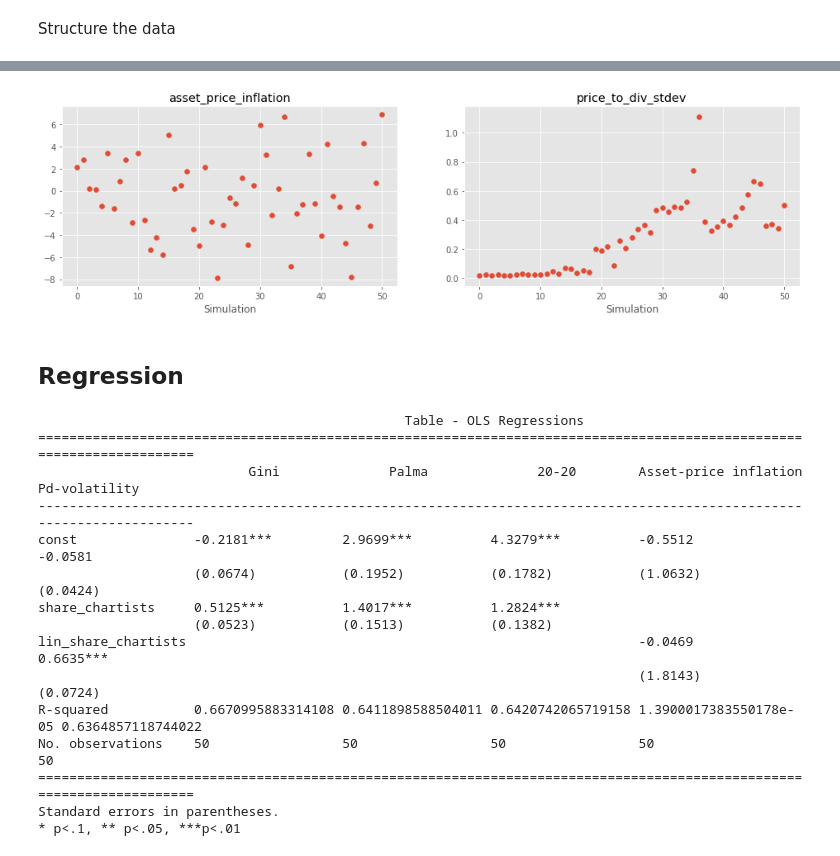
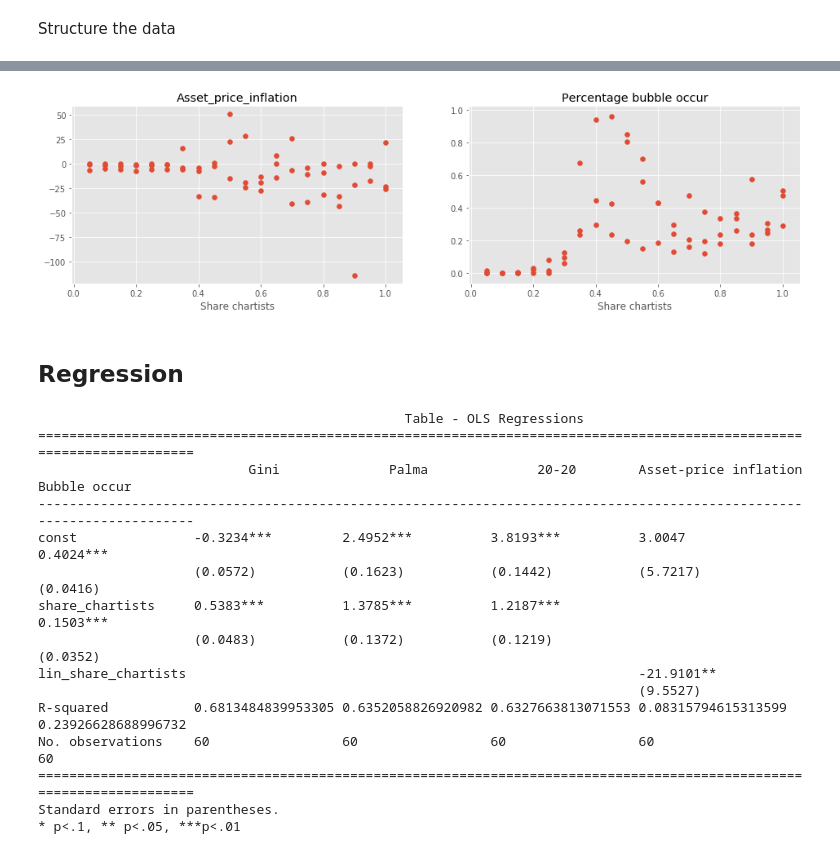
Before and after one commit to joerischasfoort/bubble-inequality, a Jupyter notebook: speculation_experiment.ipynb, the cells around one changed output, grey strips where cells are left out. Drawn from its saved outputs; the diff is of its cells as text; code cells hidden in the pictures.

Commit message:
long_experiment

```diff
--- a/speculation_experiment.ipynb
+++ b/speculation_experiment.ipynb
@@ -42,3 +43,5 @@ share_chartists = [x / 100.0 for x in range(0, 102, 2)]
+# %%
+Experiments = len(share_chartists)
 # %% [markdown]
 ## Run model and update share chartists every time
 # %%
@@ -71,3 +75,8 @@ Start of simulation  50
+# %%
+full_share_chartists = []
+for exp in range(Experiments):
+    for seed in range(NRUNS):
+        full_share_chartists.append(share_chartists[exp])
 # %% [markdown]
 Structure the data
 # %%
@@ -98,20 +142,27 @@ for idx, traders in enumerate(trdrs):
 # %%
-data = pd.DataFrame({'gini': np.log(ginis[1:]), 'palma': np.log(palmas[1:]), 'twtw': np.log(twtws[1:]), 'pd_vol': price_to_div_stdev[1:],
-                     'share_chartists': np.log(share_chartists[1:]), 'lin_share_chartists': share_chartists[1:], 'asset_price_infl': asset_price_inflation[1:]})
+data = pd.DataFrame({'gini': np.log(ginis[:]), 'palma': np.log(palmas[:]), 'twtw': np.log(twtws[:]), 'pd_vol': price_to_div_stdev[:],
+                     'share_chartists': np.log(full_share_chartists[:]), 'perc_b_occur': perc_bubble_occur,
+                     'lin_share_chartists': full_share_chartists[:], 'asset_price_infl': asset_price_inflation[:]})
 data['const'] = 1
 # %%
 fig, (ax1, ax2, ax3) = plt.subplots(1, 3, figsize=[16,4])
 
-ax1.scatter(range(len(ginis)), ginis)
-ax2.scatter(range(len(palmas)), palmas)
-ax3.scatter(range(len(twtws)), twtws)
+# ax1.scatter(range(len(ginis)), ginis)
+# ax2.scatter(range(len(palmas)), palmas)
+# ax3.scatter(range(len(twtws)), twtws)
+
+ax1.scatter(data['lin_share_chartists'], ginis)
+ax2.scatter(data['lin_share_chartists'], palmas)
+ax3.scatter(data['lin_share_chartists'], twtws)
+#ax2.scatter(range(len(palmas)), palmas)
+#ax3.scatter(range(len(twtws)), twtws)
 
 ax3.set_title('Twenty-twenty ratio')
 ax2.set_title('Palma ratio')
 ax1.set_title('Gini coefficient')
 
 for ax in [ax1, ax2, ax3]:
-    ax.set_xlabel('Simulation')
+    ax.set_xlabel('Share chartists')
 
-#fig.savefig('gini_palma_twenty_evolution_bubble.png', dpi=200, bbox_inches = 'tight', pad_inches = 0)
+fig.savefig('share_chartists_inequality.png', dpi=200, bbox_inches = 'tight', pad_inches = 0)
 # %% [output]
@@ -119,17 +175,19 @@ for ax in [ax1, ax2, ax3]:
 # %%
 fig, (ax1, ax2) = plt.subplots(1, 2, figsize=[16,4])
 
-ax1.scatter(range(len(asset_price_inflation)), asset_price_inflation)
-ax2.scatter(range(len(price_to_div_stdev)), price_to_div_stdev)
+ax1.scatter(data['lin_share_chartists'], asset_price_inflation)
+ax2.scatter(data['lin_share_chartists'], perc_bubble_occur)
 
 
-ax1.set_title('asset_price_inflation')
-ax2.set_title('price_to_div_stdev')
+ax1.set_title('Asset_price_inflation')
+ax2.set_title('Percentage bubble occur')
 
-for ax in [ax1, ax2, ax3]:
-    ax.set_xlabel('Simulation')
+for ax in [ax1, ax2]:
+    ax.set_xlabel('Share chartists')
+
+fig.savefig('share_chartists_prices_bubbles.png', dpi=200, bbox_inches = 'tight', pad_inches = 0)
 # %% [output]
-[figure, old version]
+[figure, new version]
 # %% [markdown]
 ## Regression
 # %%
@@ -142,10 +201,10 @@ pd_stdev_res = sm.OLS(endog=data['pd_vol'], exog=data[['const', 'lin_share_chart
 info_dict={'R-squared' : lambda x: "{}".format(x.rsquared),
            'No. observations' : lambda x: "{}".format(int(x.nobs))}
 
-results_table = summary_col(results=[gini_res, palma_res, twtw_res, asset_p_inf_res, pd_stdev_res],
+results_table = summary_col(results=[gini_res, palma_res, twtw_res, asset_p_inf_res, perc_bubble_res],
                             float_format='%0.4f',
                             stars = True,
-                            model_names=['Gini', 'Palma', '20-20', 'Asset-price inflation', 'Pd-volatility'],
+                            model_names=['Gini', 'Palma', '20-20', 'Asset-price inflation', 'Bubble occur'],
                             info_dict=info_dict,
                             regressor_order=['const', 'share_chartists'])
 
@@ -155,16 +214,16 @@ print(results_table)
 # %% [output]
                                                Table - OLS Regressions
 ======================================================================================================================
-                           Gini              Palma              20-20        Asset-price inflation    Pd-volatility
+                           Gini              Palma              20-20        Asset-price inflation     Bubble occur
 ----------------------------------------------------------------------------------------------------------------------
-const               -0.2181***         2.9699***          4.3279***          -0.5512                -0.0581
-                    (0.0674)           (0.1952)           (0.1782)           (1.0632)               (0.0424)
-share_chartists     0.5125***          1.4017***          1.2824***
-                    (0.0523)           (0.1513)           (0.1382)
-lin_share_chartists                                                          -0.0469                0.6635***
-                                                                             (1.8143)               (0.0724)
-R-squared           0.6670995883314108 0.6411898588504011 0.6420742065719158 1.3900017383550178e-05 0.6364857118744022
-No. observations    50                 50                 50                 50                     50
+const               -0.3234***         2.4952***          3.8193***          3.0047                0.4024***
+                    (0.0572)           (0.1623)           (0.1442)           (5.7217)              (0.0416)
+share_chartists     0.5383***          1.3785***          1.2187***                                0.1503***
+                    (0.0483)           (0.1372)           (0.1219)                                 (0.0352)
+lin_share_chartists                                                          -21.9101**
+                                                                             (9.5527)
+R-squared           0.6813484839953305 0.6352058826920982 0.6327663813071553 0.08315794615313599   0.23926628688996732
+No. observations    60                 60                 60                 60                    60
 ======================================================================================================================
 Standard errors in parentheses.
 * p<.1, ** p<.05, ***p<.01
```
Also changed, not shown: parts of 9 cells of this notebook, 8 other files.
